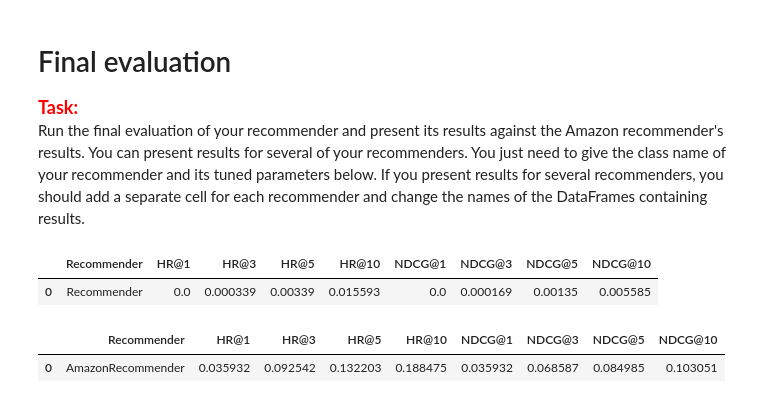
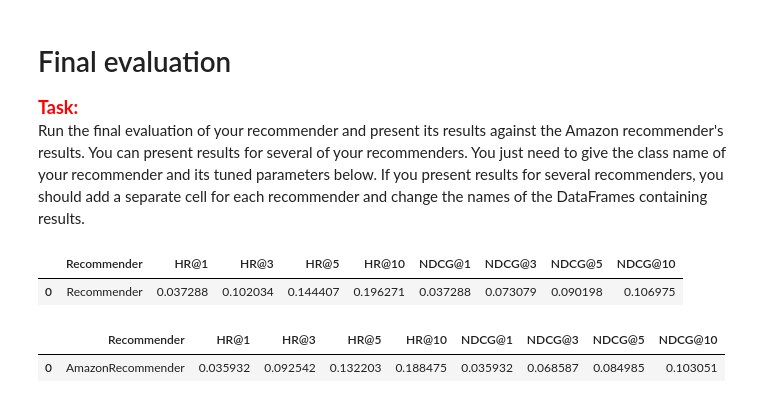
Before and after one commit to mmarlewski/recommender-systems-class, a Jupyter notebook: project_1_recommender_and_evaluation.ipynb, the cells around one changed output. Saved outputs shown, nothing was run; the diff lists cells and outputs as text; code cells hidden in the pictures.

```diff
--- a/project_1_recommender_and_evaluation.ipynb
+++ b/project_1_recommender_and_evaluation.ipynb
@@ -119,7 +116,6 @@ def user_add_n_inter(add_features,interactions_df,users_df,user_features):
 
     if add_features:
         user_features.append("user:n_inter")
-
     return users_df,user_features
 
 def user_add_one_hot_values(add_features,interactions_df,users_df,user_features):
@@ -145,7 +141,7 @@ def user_add_one_hot_values(add_features,interactions_df,users_df,user_features)
     one_hot_n_people = pd.get_dummies(inter_df["n_people_bucket"])
     one_hot_n_people = one_hot_n_people.add_prefix("user:one_hot:n_people_bucket:")
 
-    one_hot = one_hot_term
+    one_hot = one_hot_term.copy()
     one_hot = one_hot.join(one_hot_plan)
     one_hot = one_hot.join(one_hot_weekend)
     one_hot = one_hot.join(one_hot_stay)
@@ -351,12 +347,12 @@ def prepare_users_df(interactions_df):
     user_features = []
     users_df = pd.DataFrame({"user_id":user_ids})
 
-#     users_df,user_features = user_add_n_inter        (False,interactions_df,users_df,user_features)
+#     users_df,user_features = user_add_n_inter        (True,interactions_df,users_df,user_features)
     users_df,user_features = user_add_one_hot_values (True,interactions_df,users_df,user_features)
 #     users_df,user_features = user_add_value_counts   (False,interactions_df,users_df,user_features,user_id_mapping)
-#     users_df,user_features = user_add_value_probs    (False,interactions_df,users_df,user_features)
-#     users_df,user_features = user_add_avg_values     (False,interactions_df,users_df,user_features)
-#     users_df,user_features = user_add_pop_values     (False,interactions_df,users_df,user_features)
+#     users_df,user_features = user_add_value_probs    (True,interactions_df,users_df,user_features)
+#     users_df,user_features = user_add_avg_values     (True,interactions_df,users_df,user_features)
+#     users_df,user_features = user_add_pop_values     (True,interactions_df,users_df,user_features)
 
     return users_df, user_features
 
@@ -366,7 +362,6 @@ users_df, user_features = prepare_users_df(interactions_df)
 print(user_features)
 
 display(users_df.loc[users_df['user_id'].isin([706, 1736, 7779, 96, 1, 50, 115])].head(15))
-# display(users_df.loc[users_df['user:n_inter']==0])
 # %% [output]
 ['user:one_hot:term:WinterVacation', 'user:one_hot:term:Easter', 'user:one_hot:term:OffSeason', 'user:one_hot:term:HighSeason', 'user:one_hot:term:LowSeason', 'user:one_hot:term:MayLongWeekend', 'user ...
 |  | user_id | user:one_hot:term:WinterVacation | user:one_hot:term:Easter | user:one_hot:term:OffSeason | user:one_hot:term:HighSeason | ... |
@@ -676,16 +659,6 @@ class ContentBasedUserItemRecommender(Recommender):
         interactions_df = pd.merge(interactions_df, users_df, on=['user_id'])
         interactions_df = pd.merge(interactions_df, items_df, on=['item_id'])
 
-#         with_nan = interactions_df[interactions_df.isna().any(axis=1)]
-#         display(with_nan)
-
-#         print("item_features")
-#         print(item_features)
-#         print("user_features")
-#         print(user_features)
-
-#         interactions_df[item_features] = interactions_df[item_features] * interactions_df[user_features].values
-#         x = interactions_df.loc[:,item_features].values
         x = interactions_df.loc[:, user_features + item_features].values
         y = interactions_df['interacted'].values
 
@@ -739,7 +712,7 @@ class ContentBasedUserItemRecommender(Recommender):
         for ix, user in users_df.iterrows():
 
             ########################
-            user_df = pd.DataFrame([user],columns=users_df.columns.tolist())
+            user_df = pd.DataFrame([user],columns=users_df.columns)
             input_df = pd.merge(user_df,items_df,how="cross")
 
 #             user_df = pd.DataFrame.from_dict(
@@ -755,7 +728,6 @@ class ContentBasedUserItemRecommender(Recommender):
             # Create a Carthesian product of users from users_df and items from items_df
 
             ########################
-#             scores = self.model.predict(input_df.loc[:,item_features].values)
             scores = self.model.predict(input_df.loc[:, self.user_features + item_features].values)
             ########################
             # Write your code here #
@@ -1082,20 +1039,18 @@ print(best_param_set)
 Run the final evaluation of your recommender and present its results against the Amazon recommender's results. You can present results for several of your recommenders. You just need to give the class name of your recommender and its tuned parameters below. If you present results for several recommenders, you should add a separate cell for each recommender and change the names of the DataFrames containing results.
 # %%
 cb_user_item_recommender = LinearRegressionCBUIRecommender(
-    **{'n_neg_per_pos': 7})
-# cb_user_item_recommender = RandomForestCBUIRecommender(
-#     **{'max_depth': 9.0, 'min_samples_split': 27.0, 'n_estimators': 146.0, 'n_neg_per_pos': 2.0})
+    **{'n_neg_per_pos': 6})
 
 linear_cbui_tts_results = [['Recommender'] + list(evaluate_train_test_split_implicit(
     cb_user_item_recommender, interactions_df, items_df))]
 
 linear_cbui_tts_results = pd.DataFrame(
     linear_cbui_tts_results, columns=['Recommender', 'HR@1', 'HR@3', 'HR@5', 'HR@10', 'NDCG@1', 'NDCG@3', 'NDCG@5', 'NDCG@10'])
 
 display(linear_cbui_tts_results)
 # %% [output]
 |  | Recommender | HR@1 | HR@3 | HR@5 | HR@10 | NDCG@1 | NDCG@3 | NDCG@5 | NDCG@10 |
-| 0 | Recommender | 0.0 | 0.000339 | 0.00339 | 0.015593 | 0.0 | 0.000169 | 0.00135 | 0.005585 |
+| 0 | Recommender | 0.037288 | 0.102034 | 0.144407 | 0.196271 | 0.037288 | 0.073079 | 0.090198 | 0.106975 |
 # %%
 from recommenders.amazon_recommender import AmazonRecommender
 
```
Also changed, not shown: parts of 9 cells of this notebook, 1 other file.
